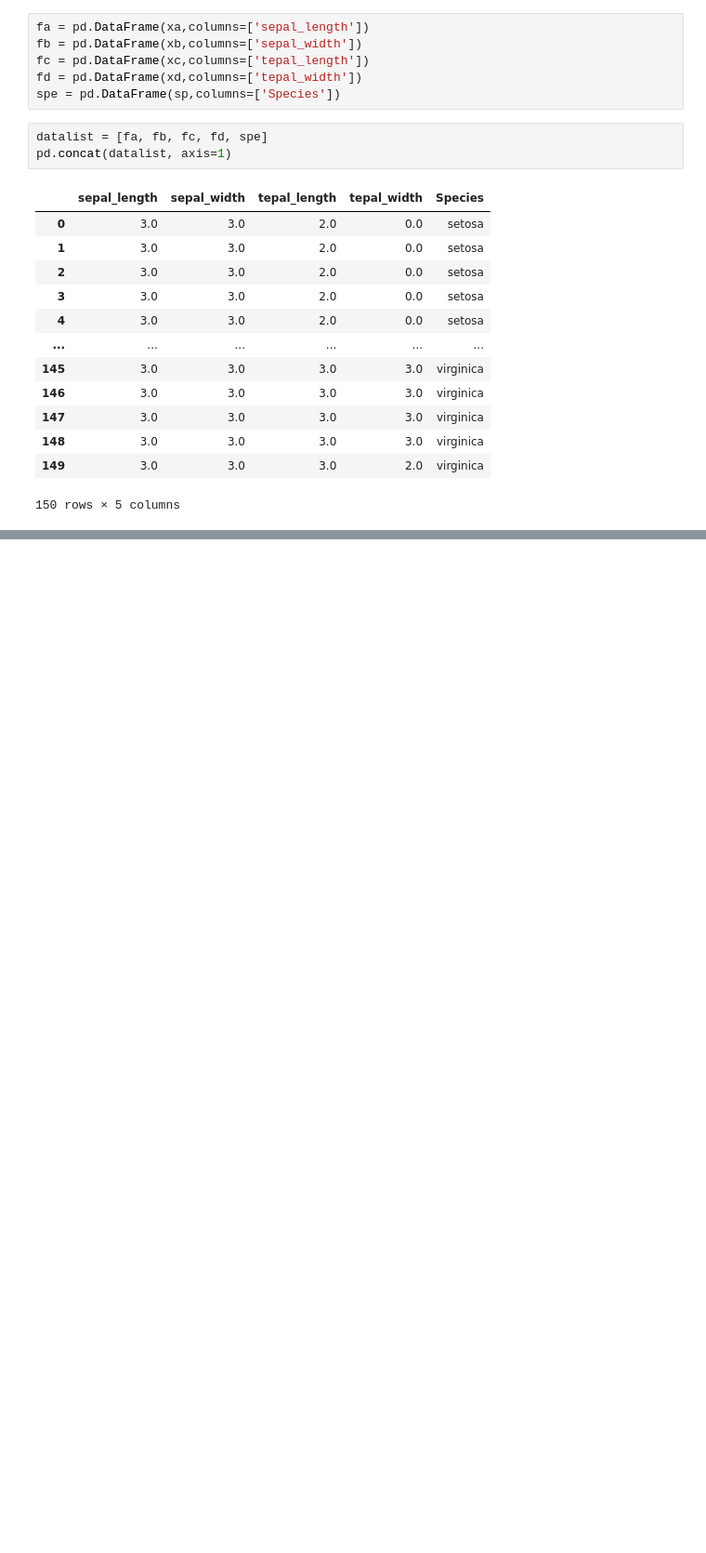
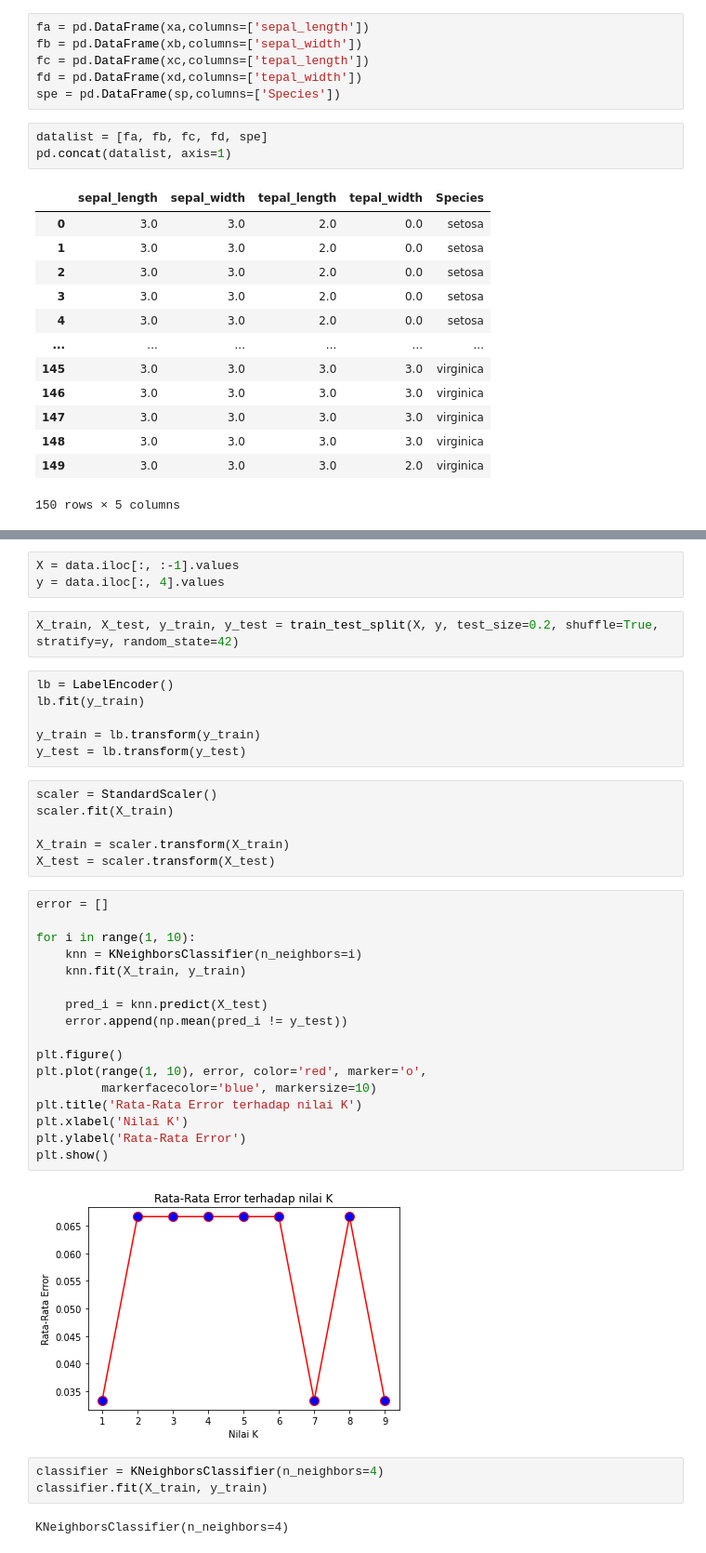
Before and after one commit to errjak/Dataming, a Jupyter notebook: _sources/notebooks.ipynb, the cells around one changed output, grey strips where cells are left out. Shown: that part at 93% size. Drawn from its saved outputs; the diff is of its cells as text; blank space fills up the shorter version.

```diff
--- a/_sources/notebooks.ipynb
+++ b/_sources/notebooks.ipynb
@@ -122,0 +169,41 @@ pd.concat(datalist, axis=1)
+# %%
+X = data.iloc[:, :-1].values
+y = data.iloc[:, 4].values
+# %%
+X_train, X_test, y_train, y_test = train_test_split(X, y, test_size=0.2, shuffle=True, stratify=y, random_state=42)
+# %%
+lb = LabelEncoder()
+lb.fit(y_train)
+
+y_train = lb.transform(y_train)
+y_test = lb.transform(y_test)
+# %%
+scaler = StandardScaler()
+scaler.fit(X_train)
+
+X_train = scaler.transform(X_train)
+X_test = scaler.transform(X_test)
+# %%
+error = []
+
+for i in range(1, 10):
+    knn = KNeighborsClassifier(n_neighbors=i)
+    knn.fit(X_train, y_train)
+
+    pred_i = knn.predict(X_test)
+    error.append(np.mean(pred_i != y_test))
+
+plt.figure()
+plt.plot(range(1, 10), error, color='red', marker='o',
+         markerfacecolor='blue', markersize=10)
+plt.title('Rata-Rata Error terhadap nilai K')
+plt.xlabel('Nilai K')
+plt.ylabel('Rata-Rata Error')
+plt.show()
+# %% [output]
+[figure, added]
+# %%
+classifier = KNeighborsClassifier(n_neighbors=4)
+classifier.fit(X_train, y_train)
+# %% [output]
+KNeighborsClassifier(n_neighbors=4)
```
Also changed, not shown: parts of 8 cells of this notebook, 4 other files.
